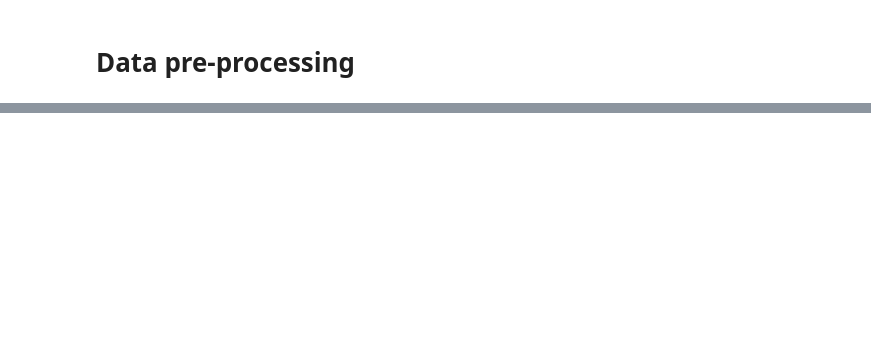
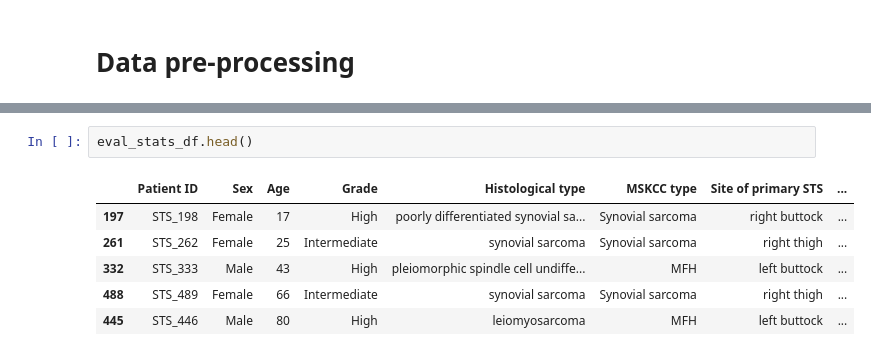
Before and after one commit to xyntechx/clustering-vs-classification, a Jupyter notebook: main.ipynb, the cells around one changed output, grey strips where cells are left out. Drawn from its saved outputs; the diff is of its cells as text; blank space fills up the shorter version.

```diff
--- a/main.ipynb
+++ b/main.ipynb
@@ -50,0 +46,9 @@ df
+# %%
+eval_stats_df.head()
+# %% [output]
+|  | Patient ID | Sex | Age | Grade | Histological type | MSKCC type | Site of primary STS | ... |
+| 197 | STS_198 | Female | 17 | High | poorly differentiated synovial sa... | Synovial sarcoma | right buttock | ... |
+| 261 | STS_262 | Female | 25 | Intermediate | synovial sarcoma | Synovial sarcoma | right thigh | ... |
+| 332 | STS_333 | Male | 43 | High | pleiomorphic spindle cell undiffe... | MFH | left buttock | ... |
+| 488 | STS_489 | Female | 66 | Intermediate | synovial sarcoma | Synovial sarcoma | right thigh | ... |
+| 445 | STS_446 | Male | 80 | High | leiomyosarcoma | MFH | left buttock | ... |
```
Also changed, not shown: parts of 41 cells of this notebook, 3 other files.
